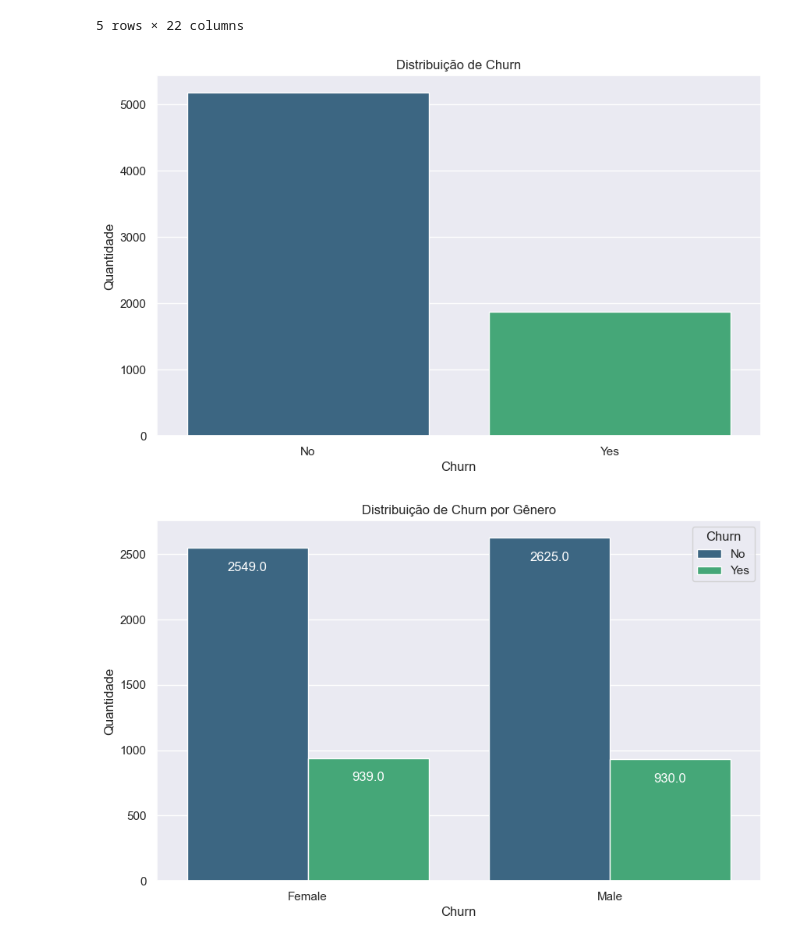
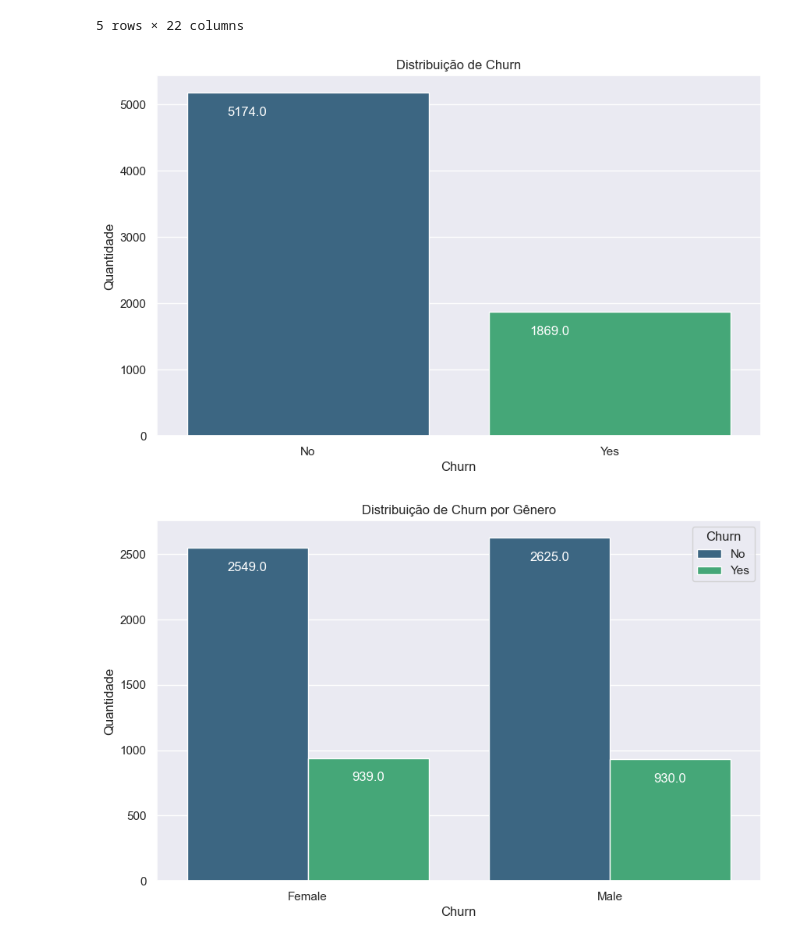
Before and after one commit to gabrielmarcolino23/ML-Previsao-Churn, a Jupyter notebook: analise.ipynb, the cells around one changed output. Saved outputs shown, nothing was run; the diff lists cells and outputs as text; code cells hidden in the pictures.

```diff
--- a/analise.ipynb
+++ b/analise.ipynb
@@ -37,17 +37,19 @@ dados.head()
 # %%
 # N de churn
 sns.set(style="darkgrid")
 
 plt.figure(figsize=(10, 6))
 ax = sns.countplot(x='Churn', hue='Churn', data=dados, palette='viridis', dodge=False)
 
 ax.set_title('Distribuição de Churn')
 ax.set_ylabel('Quantidade')
 
+for p in ax.patches:
+    ax.annotate(f'\n{p.get_height()}', (p.get_x()+0.2, p.get_height()), ha='center', va='top', color='white', size=12)
 
 plt.show()
 # %% [output]
-[figure, old version]
+[figure, new version]
 # %%
 # Distribuição de churn por gênero
 
```
Also changed, not shown: parts of 2 cells of this notebook, 3 other files.
